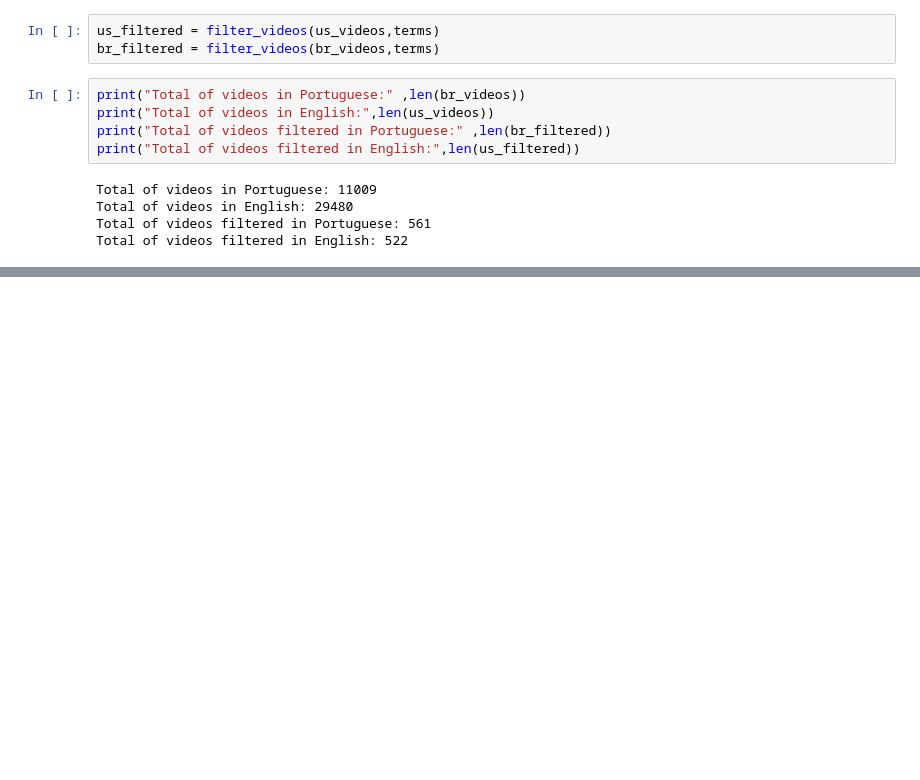
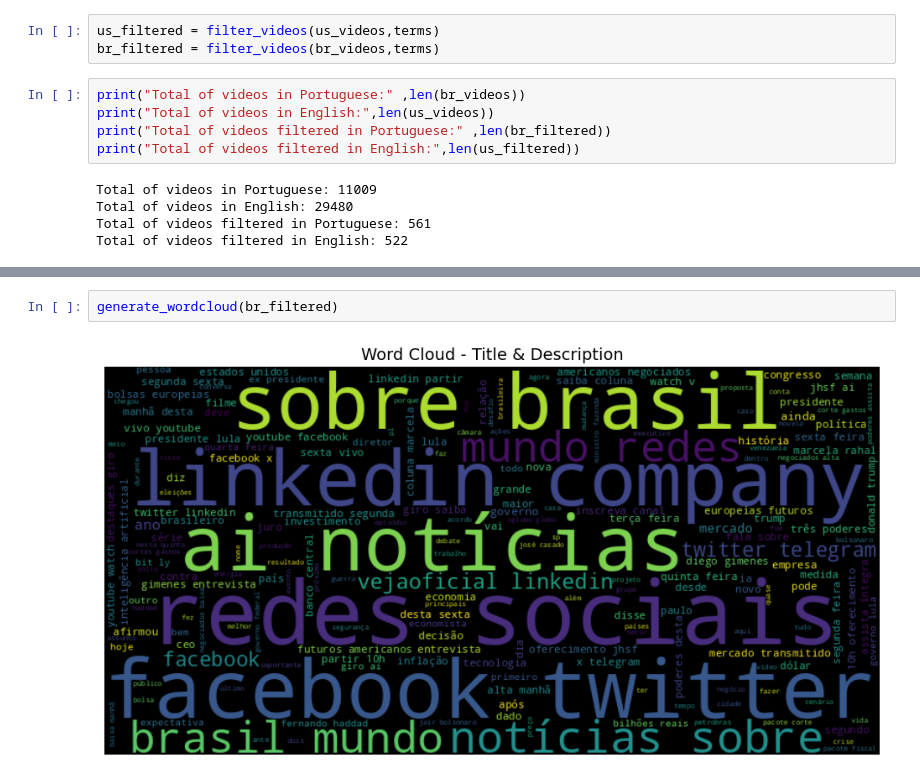
Before and after one commit to Giovana2ma/Opinion-mining, a Jupyter notebook: eda.ipynb, the cells around one changed output, grey strips where cells are left out. Saved outputs shown, nothing was run; the diff lists cells and outputs as text; blank space fills up the shorter version.

```diff
--- a/eda.ipynb
+++ b/eda.ipynb
@@ -44,0 +49,4 @@ Total of videos filtered in English: 522
+# %%
+generate_wordcloud(br_filtered)
+# %% [output]
+[figure, added]
```
Also changed, not shown: parts of 1 cell of this notebook, 1 other file.
